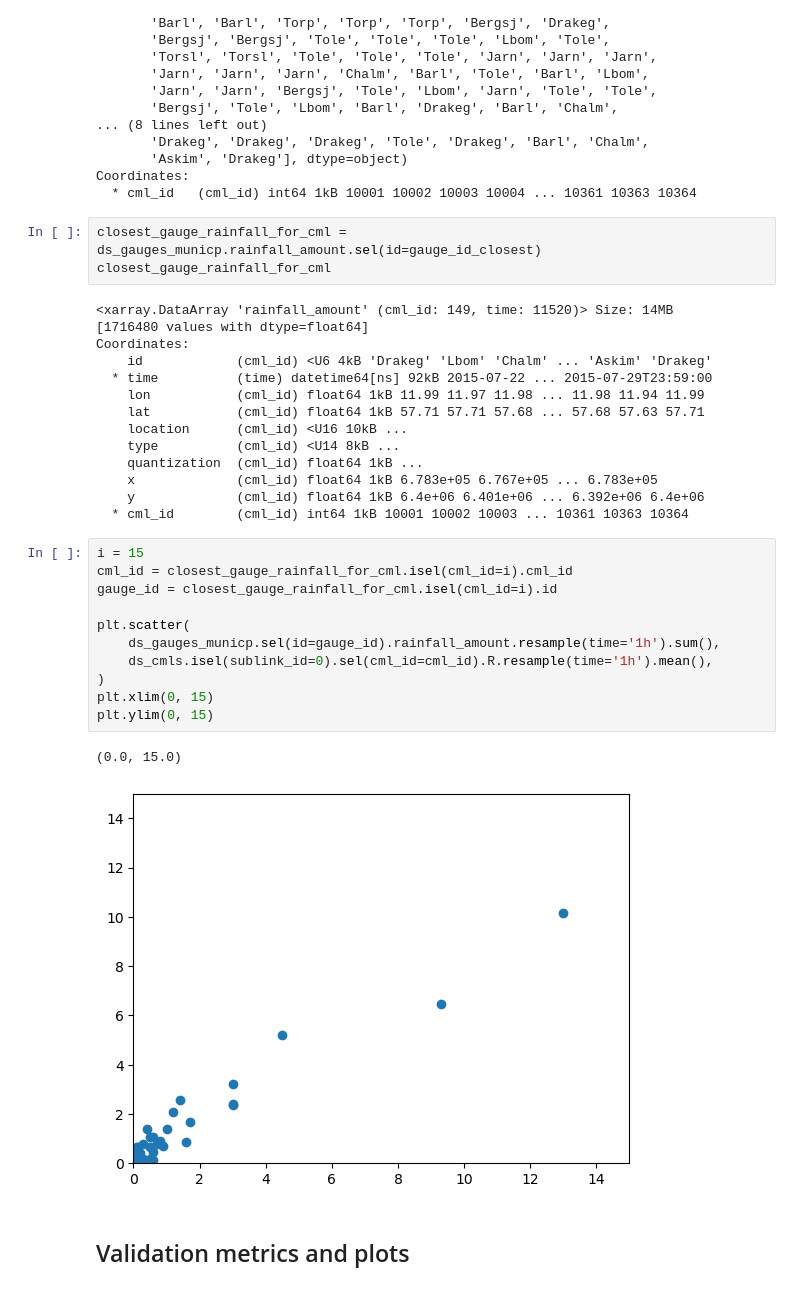
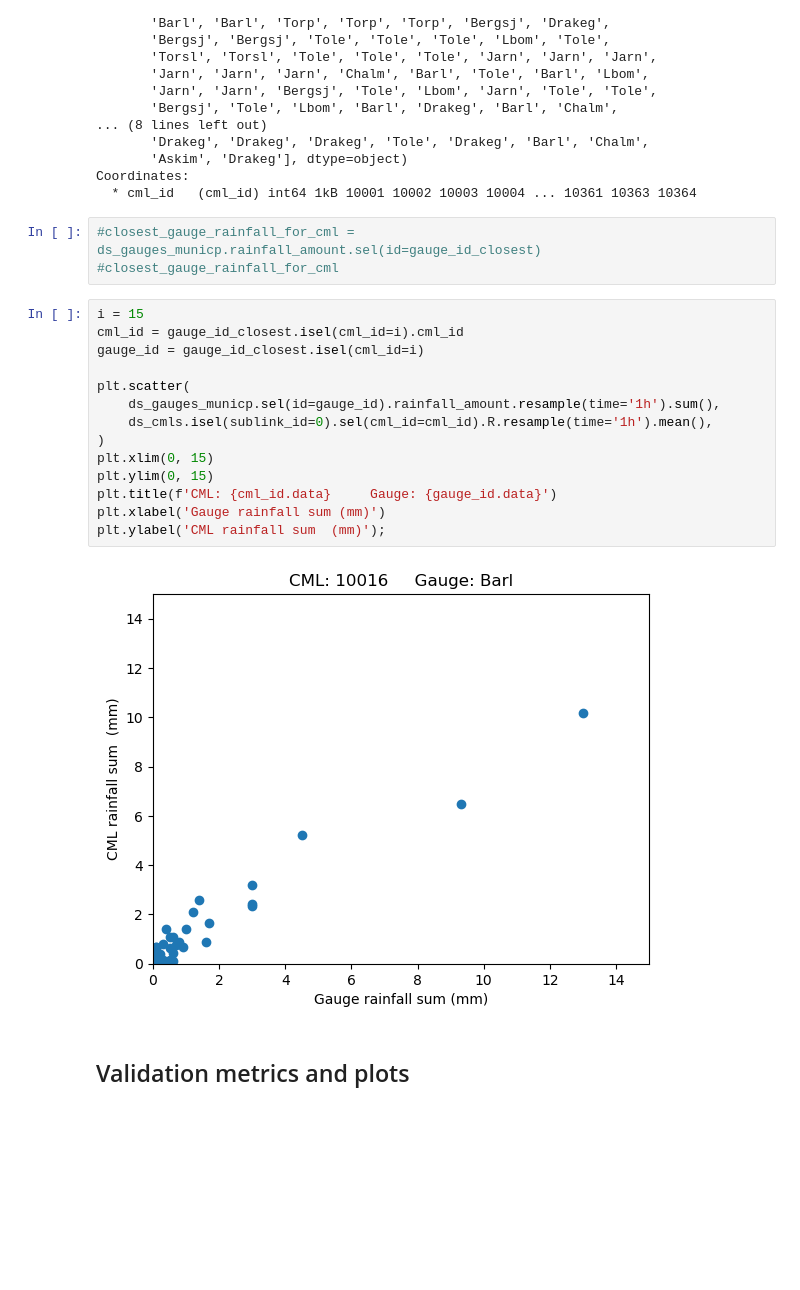
Before and after one commit to OpenSenseAction/PrePEP_short_course_OS, a Jupyter notebook: 1_poligrain_overview.ipynb, the cells around one changed output. Saved outputs shown, nothing was run; the diff lists cells and outputs as text; blank space fills up the shorter version.

```diff
--- a/1_poligrain_overview.ipynb
+++ b/1_poligrain_overview.ipynb
@@ -377,36 +387,24 @@ array(['Drakeg', 'Lbom', 'Chalm', 'Lbom', 'Barl', 'Barl', 'Lbom', 'Chalm',
 Coordinates:
   * cml_id   (cml_id) int64 1kB 10001 10002 10003 10004 ... 10361 10363 10364
 # %%
-closest_gauge_rainfall_for_cml = ds_gauges_municp.rainfall_amount.sel(id=gauge_id_closest)
-closest_gauge_rainfall_for_cml
+#closest_gauge_rainfall_for_cml = ds_gauges_municp.rainfall_amount.sel(id=gauge_id_closest)
+#closest_gauge_rainfall_for_cml
-# %% [output]
-<xarray.DataArray 'rainfall_amount' (cml_id: 149, time: 11520)> Size: 14MB
-[1716480 values with dtype=float64]
-Coordinates:
-    id            (cml_id) <U6 4kB 'Drakeg' 'Lbom' 'Chalm' ... 'Askim' 'Drakeg'
-  * time          (time) datetime64[ns] 92kB 2015-07-22 ... 2015-07-29T23:59:00
-    lon           (cml_id) float64 1kB 11.99 11.97 11.98 ... 11.98 11.94 11.99
-    lat           (cml_id) float64 1kB 57.71 57.71 57.68 ... 57.68 57.63 57.71
-    location      (cml_id) <U16 10kB ...
-    type          (cml_id) <U14 8kB ...
-    quantization  (cml_id) float64 1kB ...
-    x             (cml_id) float64 1kB 6.783e+05 6.767e+05 ... 6.783e+05
-    y             (cml_id) float64 1kB 6.4e+06 6.401e+06 ... 6.392e+06 6.4e+06
-  * cml_id        (cml_id) int64 1kB 10001 10002 10003 ... 10361 10363 10364
 # %%
 i = 15
-cml_id = closest_gauge_rainfall_for_cml.isel(cml_id=i).cml_id
-gauge_id = closest_gauge_rainfall_for_cml.isel(cml_id=i).id
+cml_id = gauge_id_closest.isel(cml_id=i).cml_id
+gauge_id = gauge_id_closest.isel(cml_id=i)
 
 plt.scatter(
     ds_gauges_municp.sel(id=gauge_id).rainfall_amount.resample(time='1h').sum(),
     ds_cmls.isel(sublink_id=0).sel(cml_id=cml_id).R.resample(time='1h').mean(),
 )
 plt.xlim(0, 15)
 plt.ylim(0, 15)
+plt.title(f'CML: {cml_id.data}     Gauge: {gauge_id.data}')
+plt.xlabel('Gauge rainfall sum (mm)')
+plt.ylabel('CML rainfall sum  (mm)');
 # %% [output]
-(0.0, 15.0)
-[figure, old version]
+[figure, new version]
 # %% [markdown]
 ## Validation metrics and plots
 # %%
```
Also changed, not shown: parts of 21 cells of this notebook.
